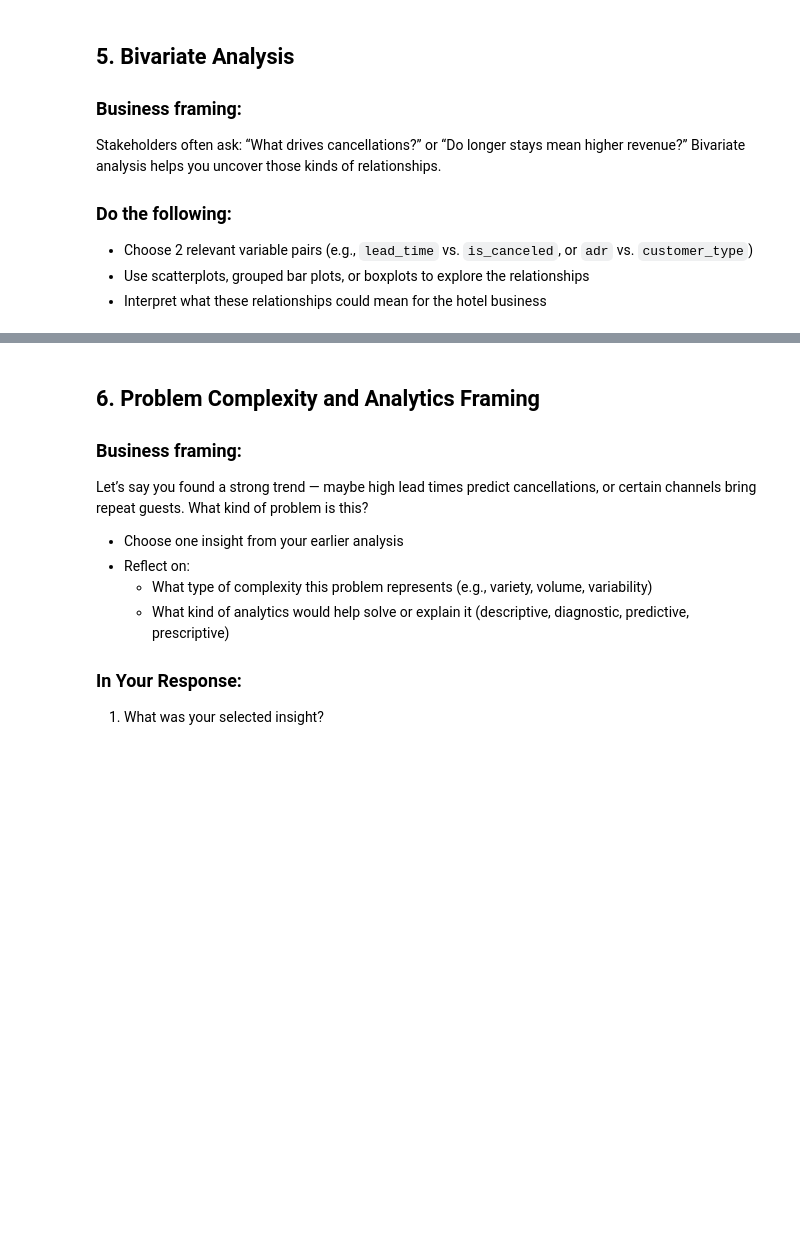
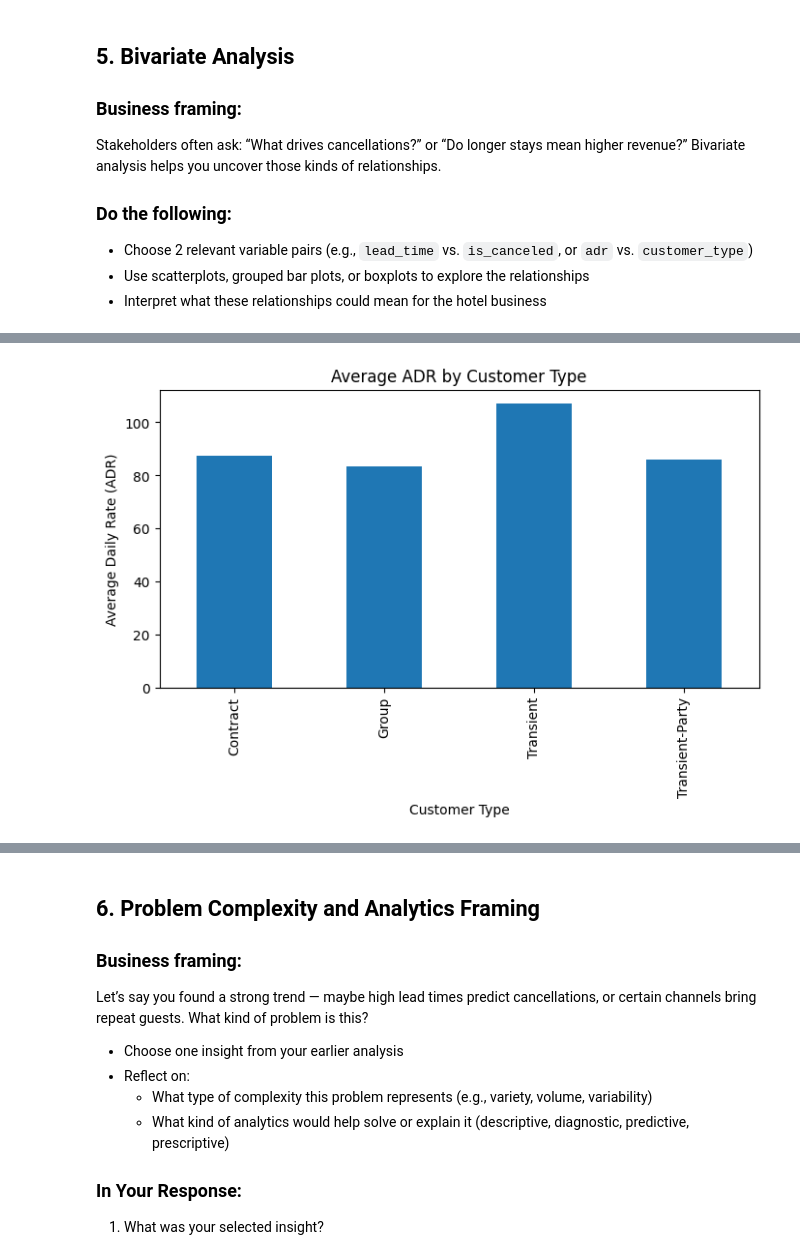
Before and after one commit to kaitlyno104-wq/IS-4487, a Jupyter notebook: Assignments/assignment_05_eda.ipynb, the cells around one changed output, grey strips where cells are left out. Drawn from its saved outputs; the diff is of its cells as text; code cells hidden in the pictures; blank space fills up the shorter version.

```diff
--- a/Assignments/assignment_05_eda.ipynb
+++ b/Assignments/assignment_05_eda.ipynb
@@ -299,0 +305,10 @@ Stakeholders often ask: “What drives cancellations?” or “Do longer stays m
+# %%
+avg_adr = df.groupby('customer_type')['adr'].mean()
+
+avg_adr.plot(kind='bar', figsize=(8,4))
+plt.title("Average ADR by Customer Type")
+plt.xlabel("Customer Type")
+plt.ylabel("Average Daily Rate (ADR)")
+plt.show()
+# %% [output]
+[figure, added]
```
Also changed, not shown: parts of 10 cells of this notebook.
